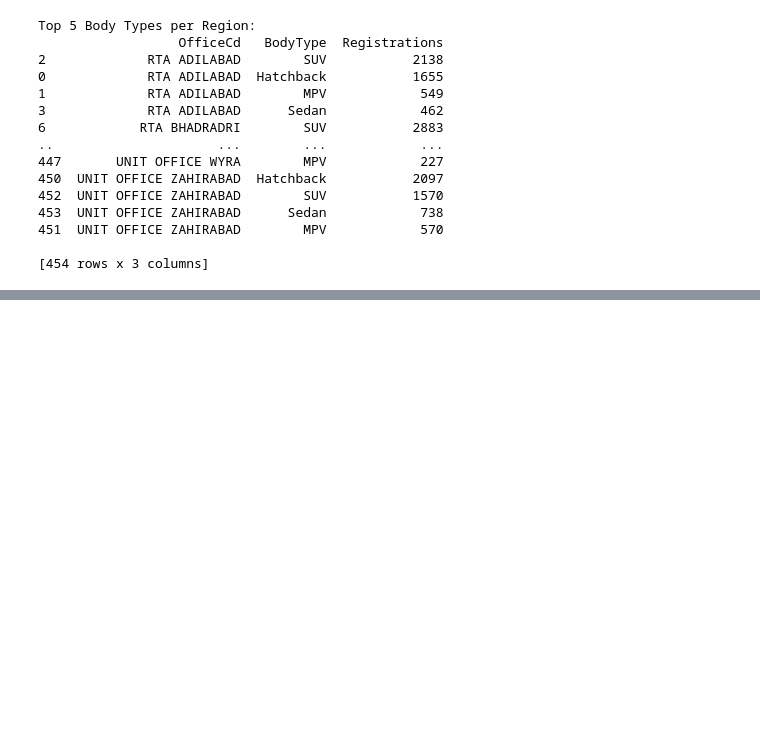
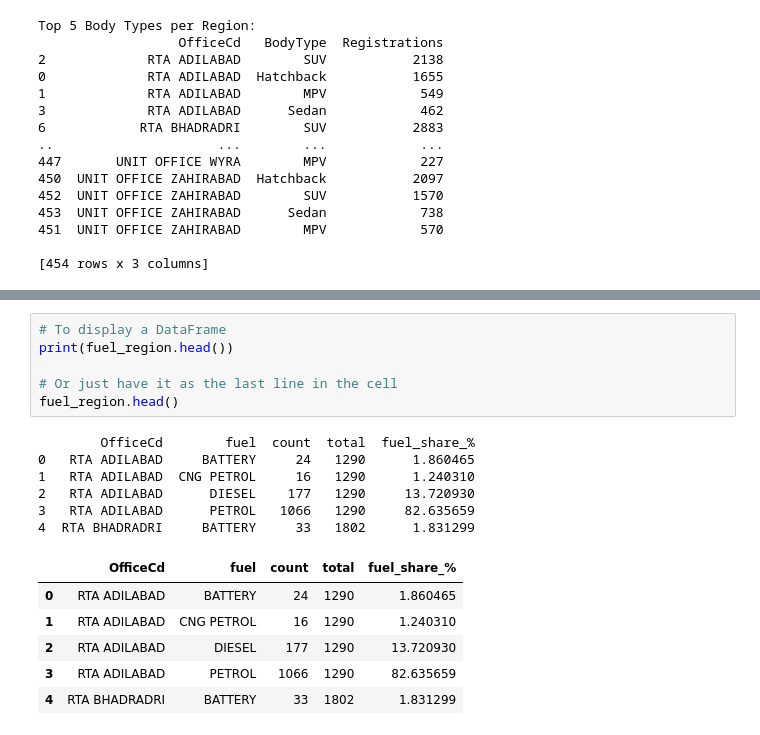
Before and after one commit to viraj077/Dealership-Strategy-Planning-Using-RTO-Market-Intelligence, a Jupyter notebook: Welcome_To_Colab.ipynb, the cells around one changed output, grey strips where cells are left out. Cells and saved outputs as stored; diff of their text form; blank space fills up the shorter version.

```diff
--- a/Welcome_To_Colab.ipynb
+++ b/Welcome_To_Colab.ipynb
@@ -556,0 +529,19 @@ Top 5 Body Types per Region:
+# %%
+# To display a DataFrame
+print(fuel_region.head())
+
+# Or just have it as the last line in the cell
+fuel_region.head()
+# %% [output]
+        OfficeCd        fuel  count  total  fuel_share_%
+0   RTA ADILABAD     BATTERY     24   1290      1.860465
+1   RTA ADILABAD  CNG PETROL     16   1290      1.240310
+2   RTA ADILABAD      DIESEL    177   1290     13.720930
+3   RTA ADILABAD      PETROL   1066   1290     82.635659
+4  RTA BHADRADRI     BATTERY     33   1802      1.831299
+|  | OfficeCd | fuel | count | total | fuel_share_% |
+| 0 | RTA ADILABAD | BATTERY | 24 | 1290 | 1.860465 |
+| 1 | RTA ADILABAD | CNG PETROL | 16 | 1290 | 1.240310 |
+| 2 | RTA ADILABAD | DIESEL | 177 | 1290 | 13.720930 |
+| 3 | RTA ADILABAD | PETROL | 1066 | 1290 | 82.635659 |
+| 4 | RTA BHADRADRI | BATTERY | 33 | 1802 | 1.831299 |
```
Also changed, not shown: parts of 32 cells of this notebook.
